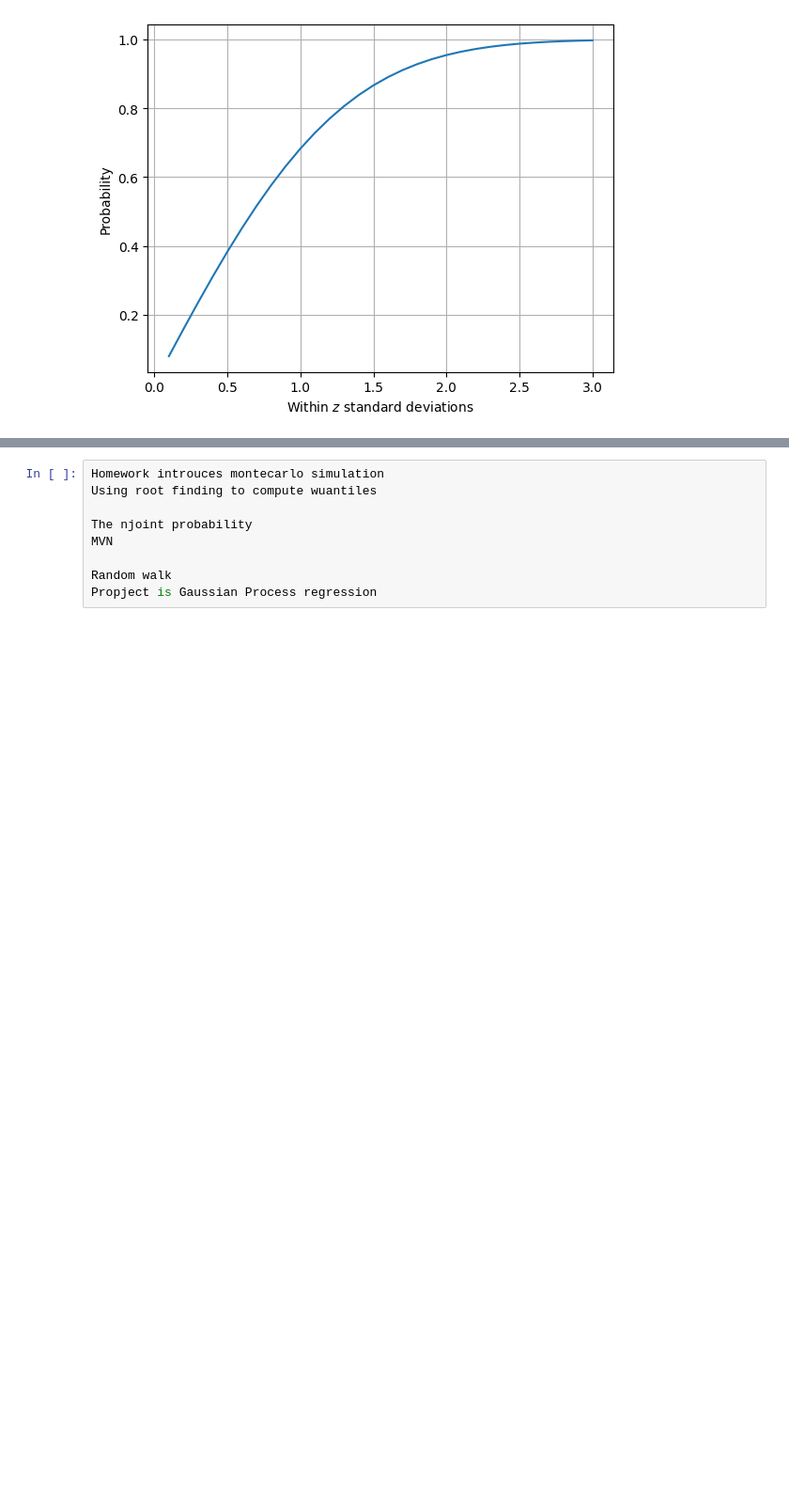
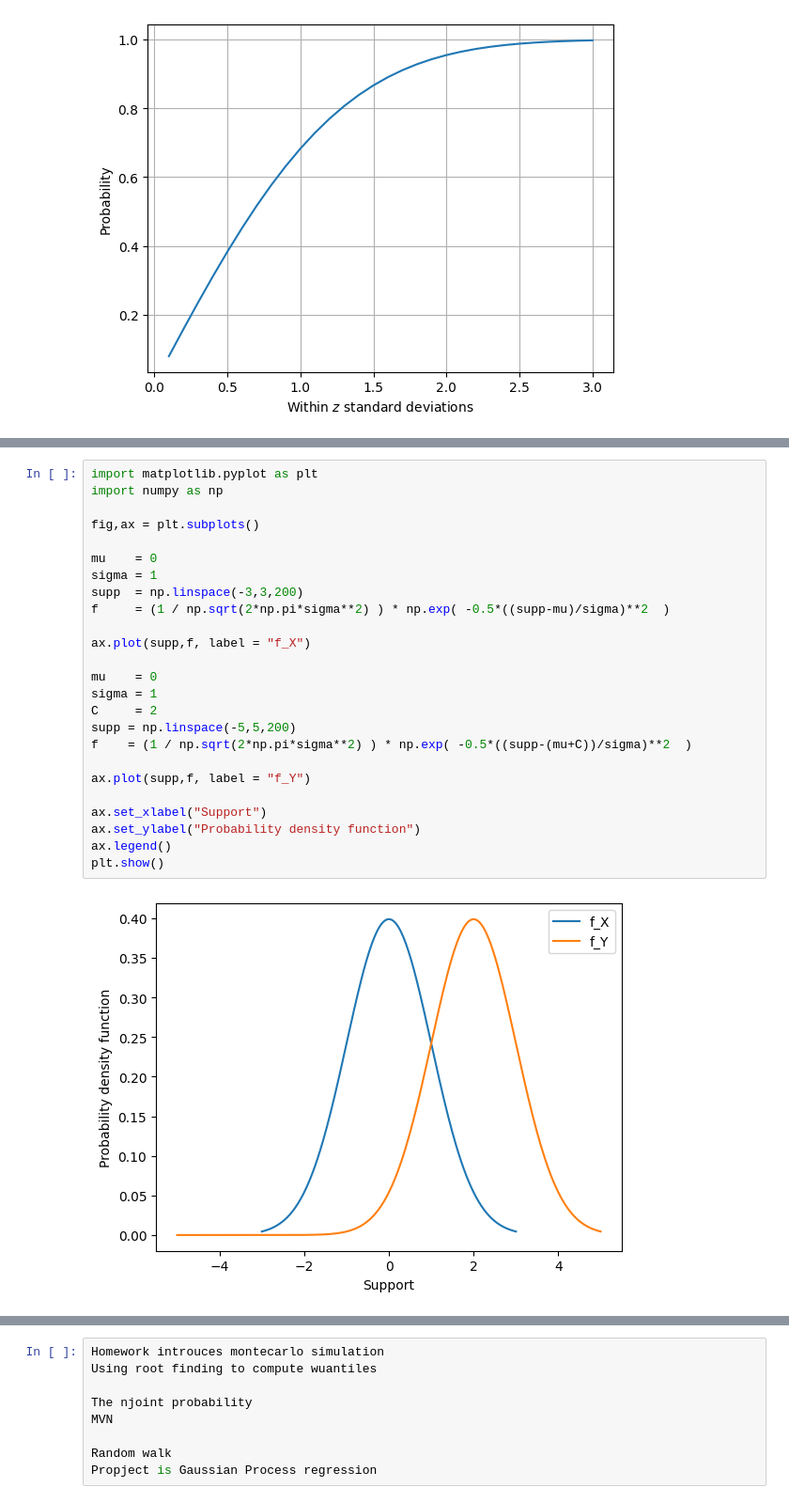
Before and after one commit to computationalUncertaintyLab/dexp_book, a Jupyter notebook: Normal.ipynb, the cells around one changed output, grey strips where cells are left out. Shown at 94% size. Cells and saved outputs as stored; diff of their text form; blank space fills up the shorter version.

```diff
--- a/Normal.ipynb
+++ b/Normal.ipynb
@@ -103,0 +149,27 @@ Standard normal
+# %%
+import matplotlib.pyplot as plt
+import numpy as np
+
+fig,ax = plt.subplots()
+
+mu    = 0
+sigma = 1
+supp  = np.linspace(-3,3,200)
+f     = (1 / np.sqrt(2*np.pi*sigma**2) ) * np.exp( -0.5*((supp-mu)/sigma)**2  )
+
+ax.plot(supp,f, label = "f_X")
+
+mu    = 0
+sigma = 1
+C     = 2
+supp = np.linspace(-5,5,200)
+f    = (1 / np.sqrt(2*np.pi*sigma**2) ) * np.exp( -0.5*((supp-(mu+C))/sigma)**2  )
+
+ax.plot(supp,f, label = "f_Y")
+
+ax.set_xlabel("Support")
+ax.set_ylabel("Probability density function")
+ax.legend()
+plt.show()
+# %% [output]
+[figure, added]
```
Also changed, not shown: parts of 11 cells of this notebook.
